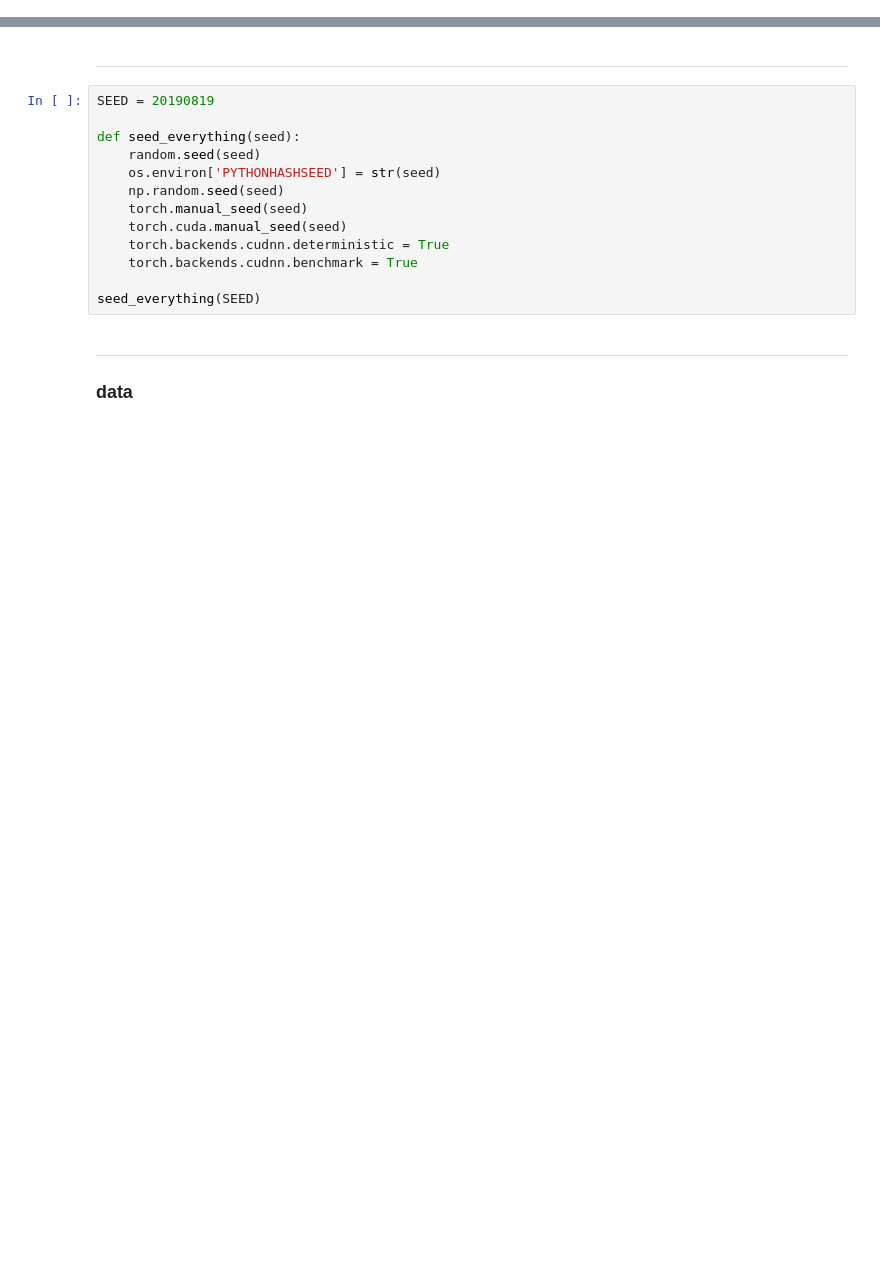
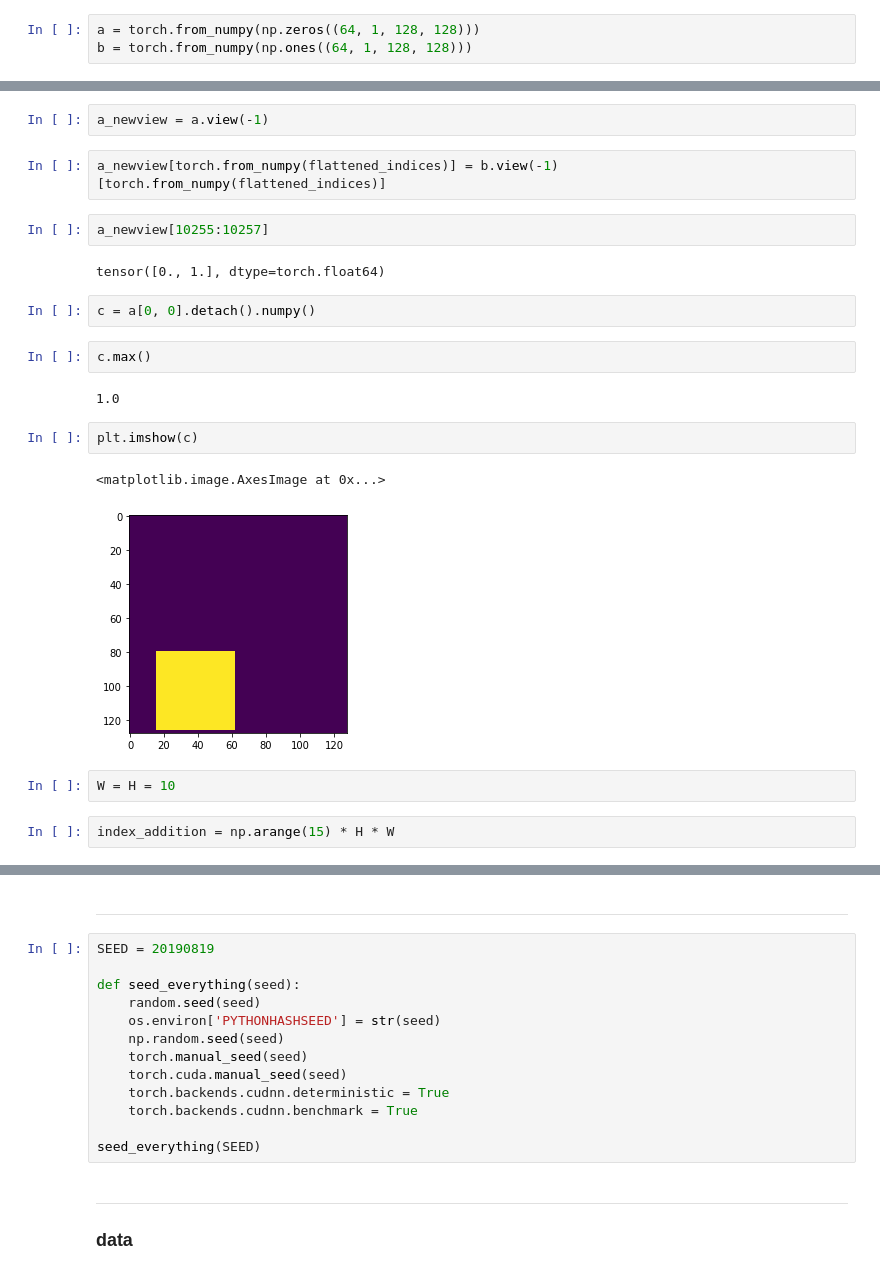
Before and after one commit to yuan1202/bengaliai, a Jupyter notebook: code/testing.ipynb, the cells around one changed output, grey strips where cells are left out. Saved outputs shown, nothing was run; the diff lists cells and outputs as text; blank space fills up the shorter version.

```diff
--- a/code/testing.ipynb
+++ b/code/testing.ipynb
@@ -22,0 +53,3 @@ from model_utils import *
+# %%
+a = torch.from_numpy(np.zeros((64, 1, 128, 128)))
+b = torch.from_numpy(np.ones((64, 1, 128, 128)))
@@ -22,0 +67,23 @@ from model_utils import *
+# %%
+a_newview = a.view(-1)
+# %%
+a_newview[torch.from_numpy(flattened_indices)] = b.view(-1)[torch.from_numpy(flattened_indices)]
+# %%
+a_newview[10255:10257]
+# %% [output]
+tensor([0., 1.], dtype=torch.float64)
+# %%
+c = a[0, 0].detach().numpy()
+# %%
+c.max()
+# %% [output]
+1.0
+# %%
+plt.imshow(c)
+# %% [output]
+<matplotlib.image.AxesImage at 0x...>
+[figure, added]
+# %%
+W = H = 10
+# %%
+index_addition = np.arange(15) * H * W
```
Also changed, not shown: parts of 35 cells of this notebook, 14 other files.
